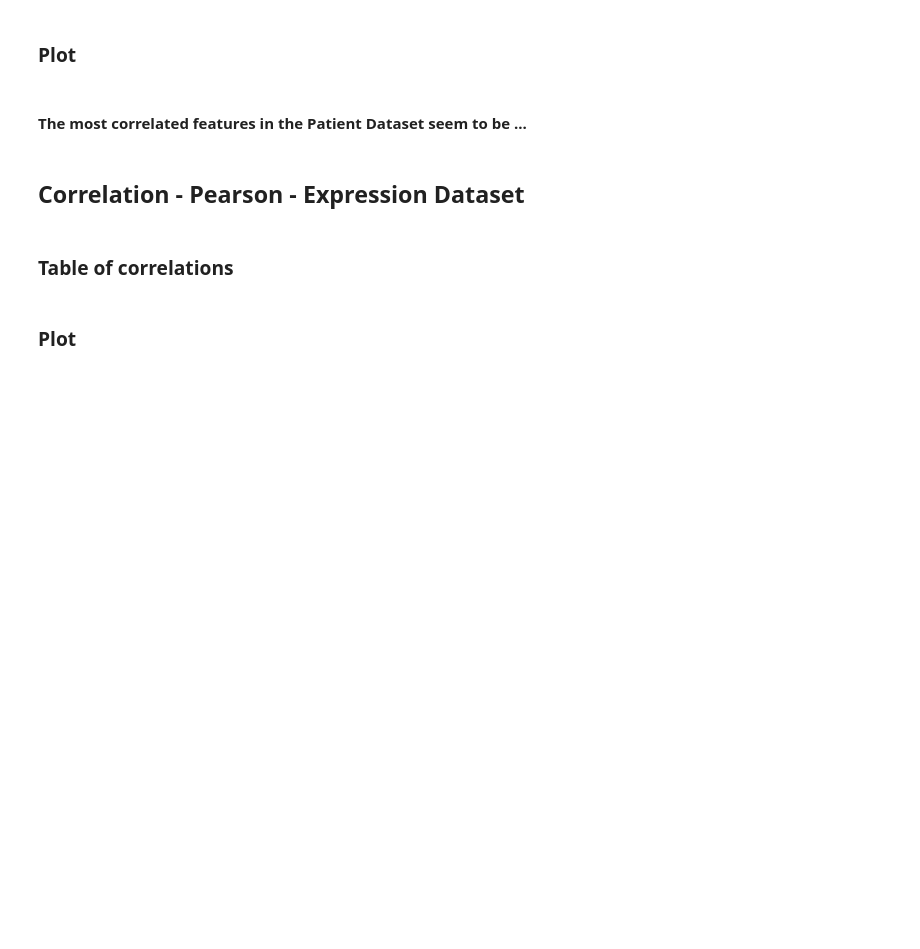
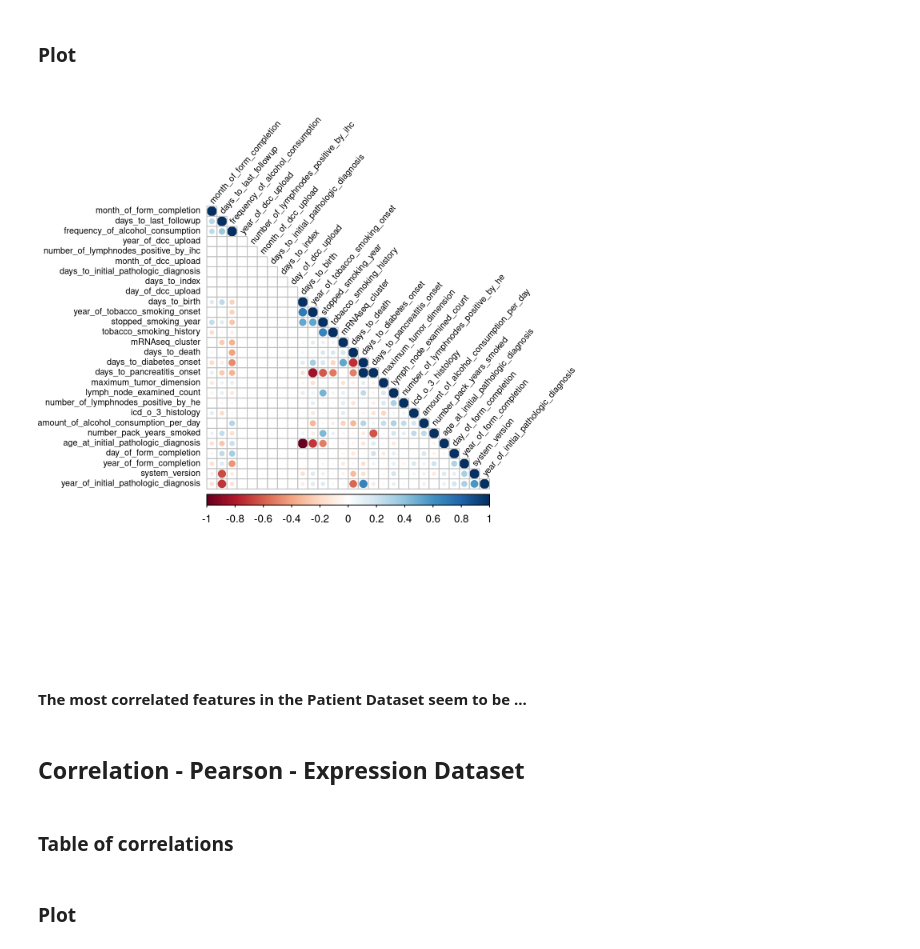
Before and after one commit to markmartorilopez/BigDataAnalytics_R, a Jupyter notebook: BigDataAnalytics_Project2021.ipynb, the cells around one changed output. Saved outputs shown, nothing was run; the diff lists cells and outputs as text; code cells hidden in the pictures; blank space fills up the shorter version.

Commit message:
fix patient correlation plot

```diff
--- a/BigDataAnalytics_Project2021.ipynb
+++ b/BigDataAnalytics_Project2021.ipynb
@@ -306,7 +309,7 @@ Warning message:
 
 corrPatient <- rcorr(as.matrix(df_patient_num))
 
-#corrPatient_plot <- cor(as.matrix(df_patient_num), use="pairwise.complete.obs")
+corrPatient_plot <- cor(as.matrix(df_patient_num), use="pairwise.complete.obs")
 
 corrPatient_plot[is.na(corrPatient_plot)] <- 0
 
@@ -345,17 +368,20 @@ dffc
 ### Plot
 # %%
 # WAY 1:
-heatmap(corrPatient)
+#heatmap(corrPatient)
 
 
 # WAY 2:
 #install.packages("corrplot")
-library(corrplot)
+#library(corrplot)
 
+options(jupyter.plot_scale=1, repr.plot.res = 200)
 #options(repr.plot.width = 30, repr.plot.height = 30.75, repr.plot.res = 100)
 
-corrplot(corrPatient_plot, type = "upper", order = "hclust",
-         tl.col = "black", tl.srt = 45)
+corrplot(corrPatient_plot, type = "lower", order = "hclust",
+         tl.col = "black", tl.srt = 50, tl.cex=0.65)
+# %% [output]
+[figure, added]
 # %% [markdown]
 #### The most correlated features in the Patient Dataset seem to be ...
 # %% [markdown]
```
Also changed, not shown: parts of 2 cells of this notebook.
